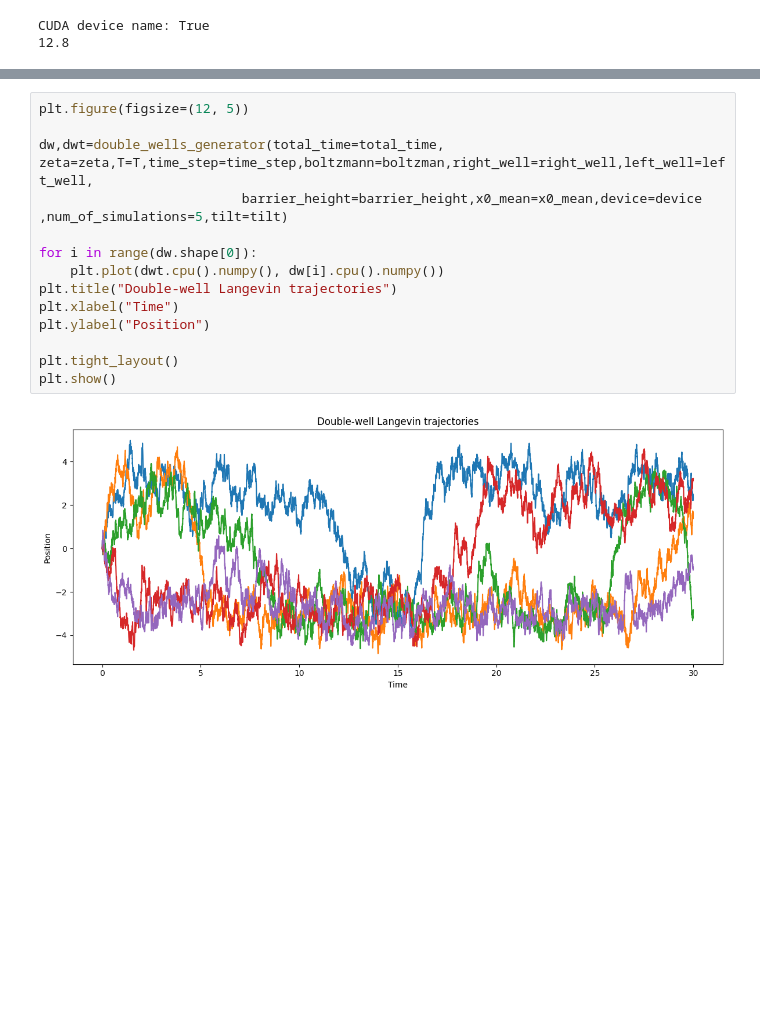
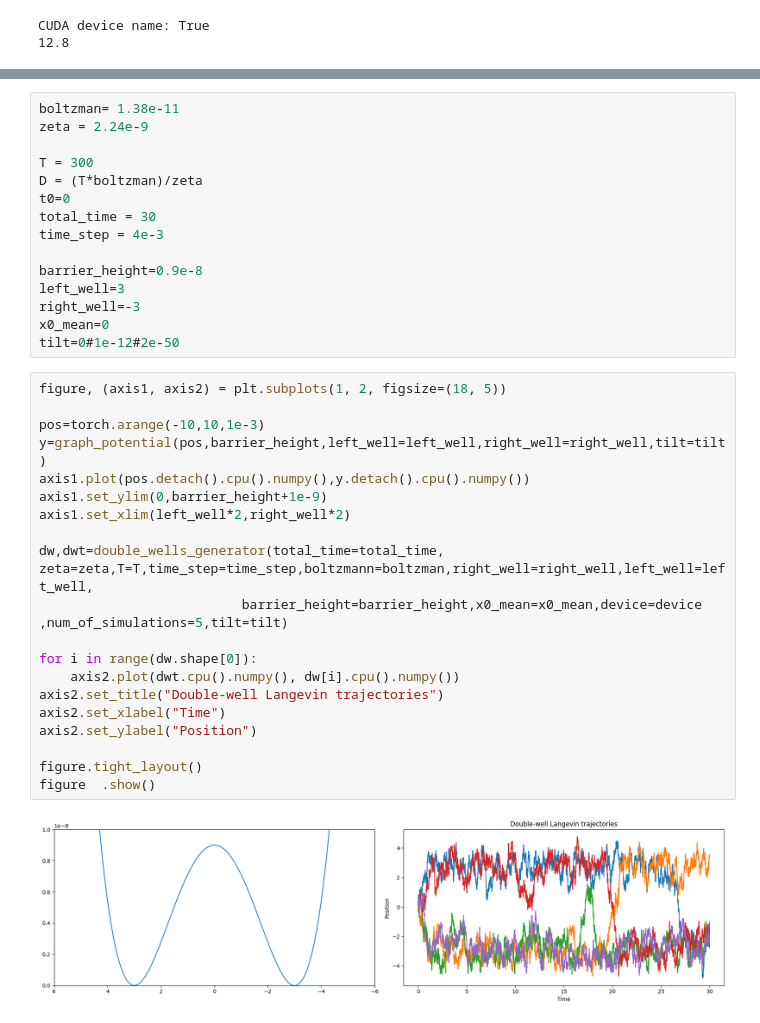
Before and after one commit to 12Mahmud99/synthetic_data_generator, a Jupyter notebook: demo_double_wells.ipynb, the cells around one changed output, grey strips where cells are left out. Saved outputs shown, nothing was run; the diff lists cells and outputs as text; blank space fills up the shorter version.

```diff
--- a/demo_double_wells.ipynb
+++ b/demo_double_wells.ipynb
@@ -38,16 +12,37 @@ plt.show()
+# %%
+boltzman= 1.38e-11
+zeta = 2.24e-9
+
+T = 300
+D = (T*boltzman)/zeta
+t0=0
+total_time = 30
+time_step = 4e-3
+
+barrier_height=0.9e-8
+left_well=3
+right_well=-3
+x0_mean=0
+tilt=0#1e-12#2e-50
 # %%
-plt.figure(figsize=(12, 5))
+figure, (axis1, axis2) = plt.subplots(1, 2, figsize=(18, 5))
+
+pos=torch.arange(-10,10,1e-3)
+y=graph_potential(pos,barrier_height,left_well=left_well,right_well=right_well,tilt=tilt)
+axis1.plot(pos.detach().cpu().numpy(),y.detach().cpu().numpy())
+axis1.set_ylim(0,barrier_height+1e-9)
+axis1.set_xlim(left_well*2,right_well*2)
 
 dw,dwt=double_wells_generator(total_time=total_time, zeta=zeta,T=T,time_step=time_step,boltzmann=boltzman,right_well=right_well,left_well=left_well,
                           barrier_height=barrier_height,x0_mean=x0_mean,device=device  ,num_of_simulations=5,tilt=tilt)
 
 for i in range(dw.shape[0]):
-    plt.plot(dwt.cpu().numpy(), dw[i].cpu().numpy())
-plt.title("Double-well Langevin trajectories")
-plt.xlabel("Time")
-plt.ylabel("Position")
+    axis2.plot(dwt.cpu().numpy(), dw[i].cpu().numpy())
+axis2.set_title("Double-well Langevin trajectories")
+axis2.set_xlabel("Time")
+axis2.set_ylabel("Position")
 
-plt.tight_layout()
-plt.show()
+figure.tight_layout()
+figure  .show()
 # %% [output]
-[figure, old version]
+[figure, new version]
```
Also changed, not shown: parts of 2 cells of this notebook.
